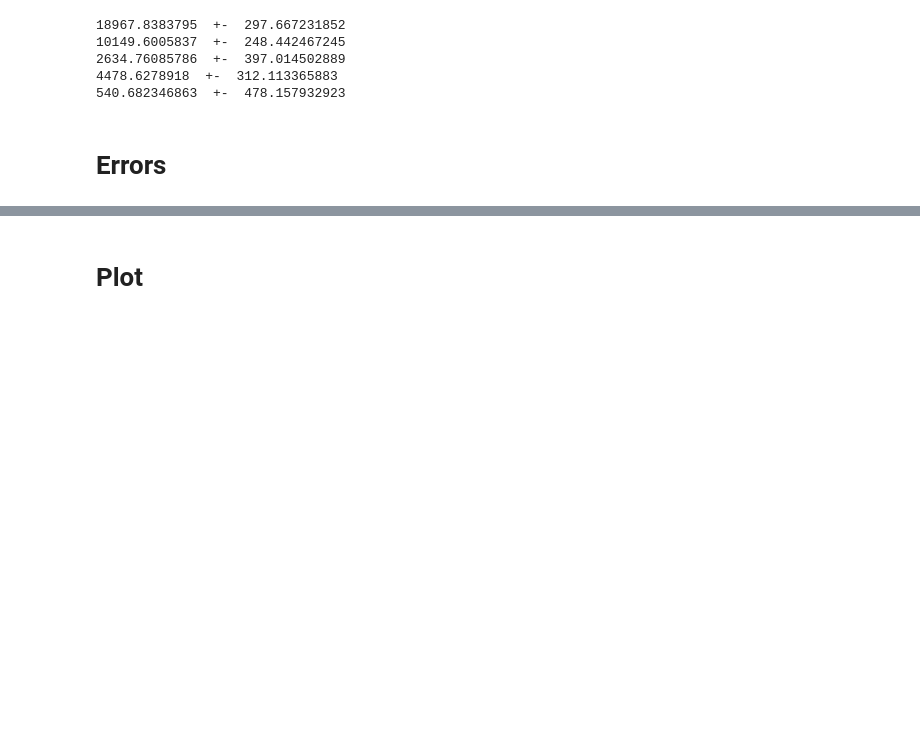
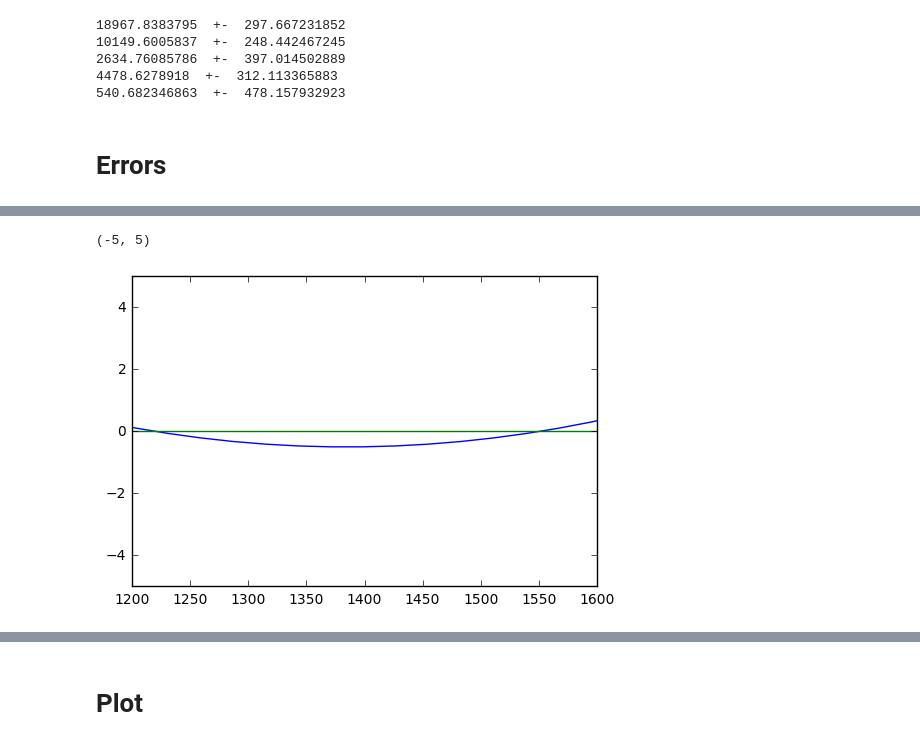
Before and after one commit to bpalmeiro/Next_Energy, a Jupyter notebook: Notebooks/Untitled.ipynb, the cells around one changed output, grey strips where cells are left out. Saved outputs shown, nothing was run; the diff lists cells and outputs as text; code cells hidden in the pictures; blank space fills up the shorter version.

```diff
--- a/Notebooks/Untitled.ipynb
+++ b/Notebooks/Untitled.ipynb
@@ -216,3 +227,11 @@ for i in range(len(res_ls[0])):
+# %%
+plt.plot(scan[0],np.array(scan[1])-0.5)
+plt.plot([0,3000],[0,0])
+plt.xlim(1200,1600)
+plt.ylim(-5,5)
+# %% [output]
+(-5, 5)
+[figure, added]
 # %%
 N = 100
 nx = np.linspace(0,result[i]*2,N)
```
Also changed, not shown: parts of 23 cells of this notebook.
